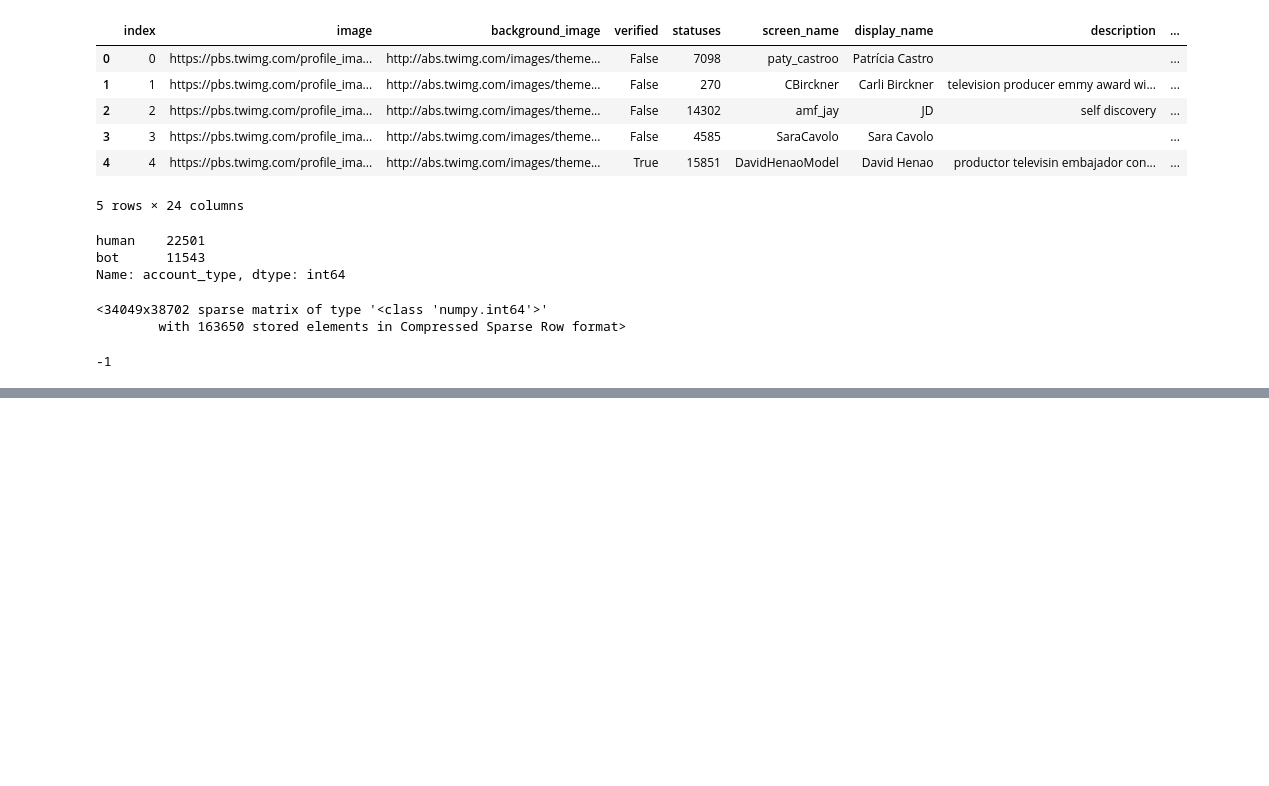
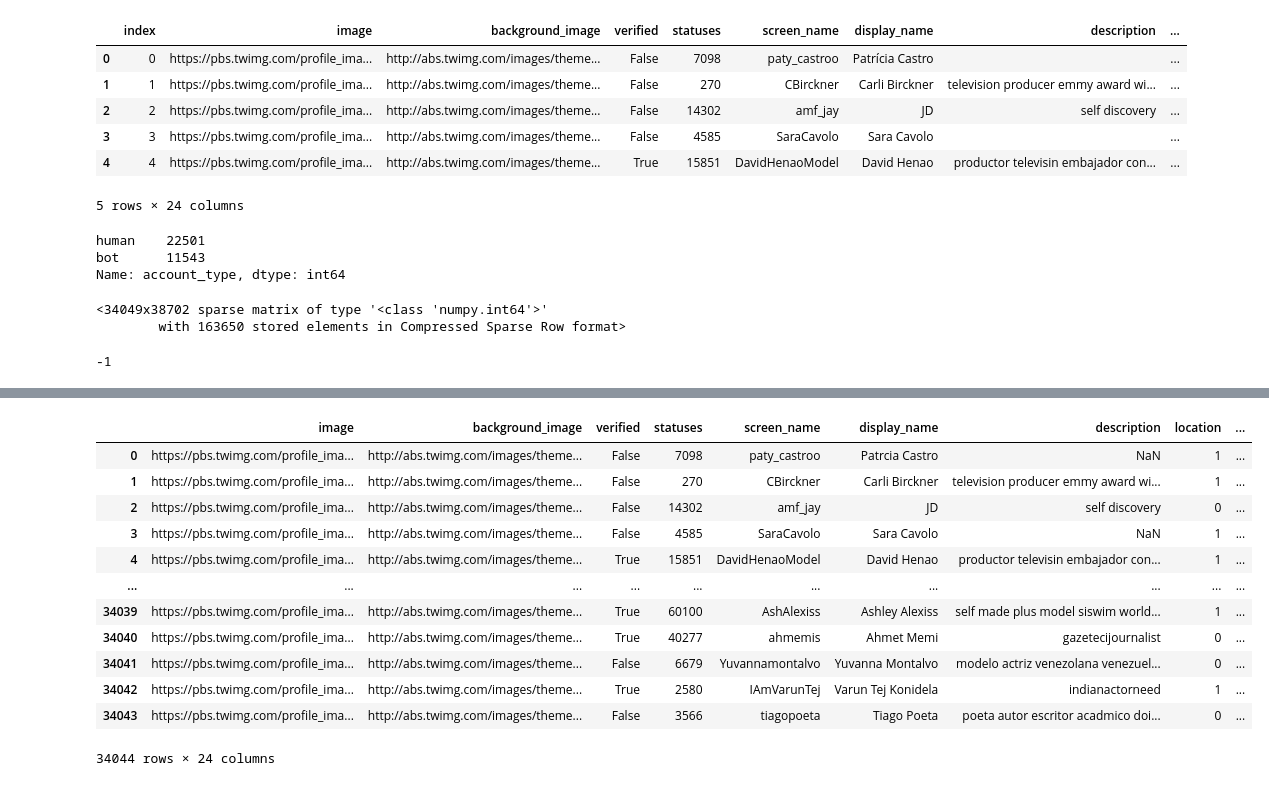
Before and after one commit to PFE2024/satt_ai, a Jupyter notebook: twitter/cleandatafromAPI.ipynb, the cells around one changed output, grey strips where cells are left out. Saved outputs shown, nothing was run; the diff lists cells and outputs as text; code cells hidden in the pictures; blank space fills up the shorter version.

Commit message:
start converte location,language to float

```diff
--- a/twitter/cleandatafromAPI.ipynb
+++ b/twitter/cleandatafromAPI.ipynb
@@ -125,8 +168,14 @@ ModuleNotFoundError: No module named 'geocoder'
 # %%
 data = pd.read_csv("./cleandatafromAPI.csv",lineterminator='\n')
 data
-data['url'] = data['url'].fillna(0)
 
+lang_list= list(enumerate(pd.unique(pd.array(data['tweet_language']))) )
+
+lang_dict= {name : i for i , name in lang_list}
+print(lang_dict)
+data.loc[:,'lang_code']=data['tweet_language'].map(lambda x: lang_dict[x] ).astype(int)
+# data['url'] = data['url'].fillna(0)
+data
 # vectorizer = CountVectorizer()
 
 # vectorizer.fit(data1['description'])
@@ -149,0 +200,18 @@ data['url'] = data['url'].fillna(0)
+# %%
+data['location']=(data['location'].notnull()).astype('int')
+# data['url'] = data['url'].fillna(0)
+data
+# %% [output]
+|  | image | background_image | verified | statuses | screen_name | display_name | description | location | ... |
+| 0 | https://pbs.twimg.com/profile_ima... | http://abs.twimg.com/images/theme... | False | 7098 | paty_castroo | Patrcia Castro | NaN | 1 | ... |
+| 1 | https://pbs.twimg.com/profile_ima... | http://abs.twimg.com/images/theme... | False | 270 | CBirckner | Carli Birckner | television producer emmy award wi... | 1 | ... |
+| 2 | https://pbs.twimg.com/profile_ima... | http://abs.twimg.com/images/theme... | False | 14302 | amf_jay | JD | self discovery | 0 | ... |
+| 3 | https://pbs.twimg.com/profile_ima... | http://abs.twimg.com/images/theme... | False | 4585 | SaraCavolo | Sara Cavolo | NaN | 1 | ... |
+| 4 | https://pbs.twimg.com/profile_ima... | http://abs.twimg.com/images/theme... | True | 15851 | DavidHenaoModel | David Henao | productor televisin embajador con... | 1 | ... |
+| ... | ... | ... | ... | ... | ... | ... | ... | ... | ... |
+| 34039 | https://pbs.twimg.com/profile_ima... | http://abs.twimg.com/images/theme... | True | 60100 | AshAlexiss | Ashley Alexiss | self made plus model siswim world... | 1 | ... |
+| 34040 | https://pbs.twimg.com/profile_ima... | http://abs.twimg.com/images/theme... | True | 40277 | ahmemis | Ahmet Memi | gazetecijournalist | 0 | ... |
+| 34041 | https://pbs.twimg.com/profile_ima... | http://abs.twimg.com/images/theme... | False | 6679 | Yuvannamontalvo | Yuvanna Montalvo | modelo actriz venezolana venezuel... | 0 | ... |
+| 34042 | https://pbs.twimg.com/profile_ima... | http://abs.twimg.com/images/theme... | True | 2580 | IAmVarunTej | Varun Tej Konidela | indianactorneed | 1 | ... |
+| 34043 | https://pbs.twimg.com/profile_ima... | http://abs.twimg.com/images/theme... | False | 3566 | tiagopoeta | Tiago Poeta | poeta autor escritor acadmico doi... | 0 | ... |
+34044 rows × 24 columns
```
Also changed, not shown: parts of 7 cells of this notebook, 8 other files.
